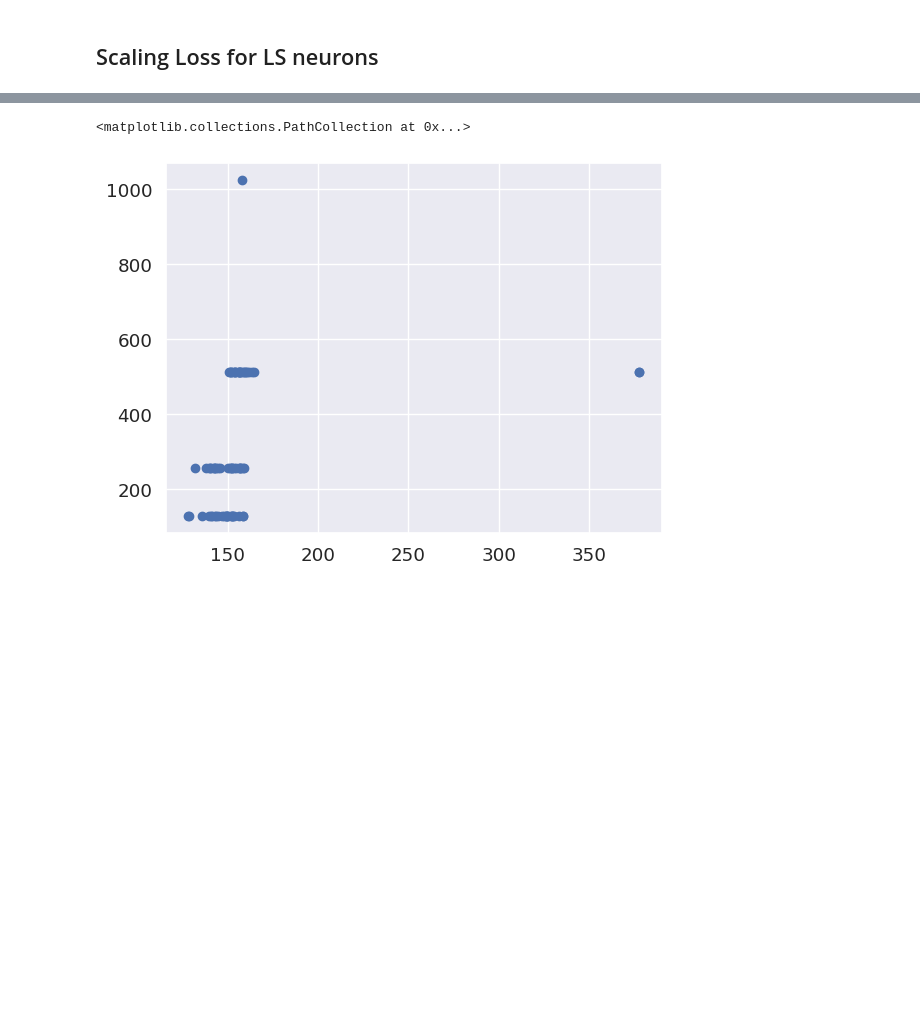
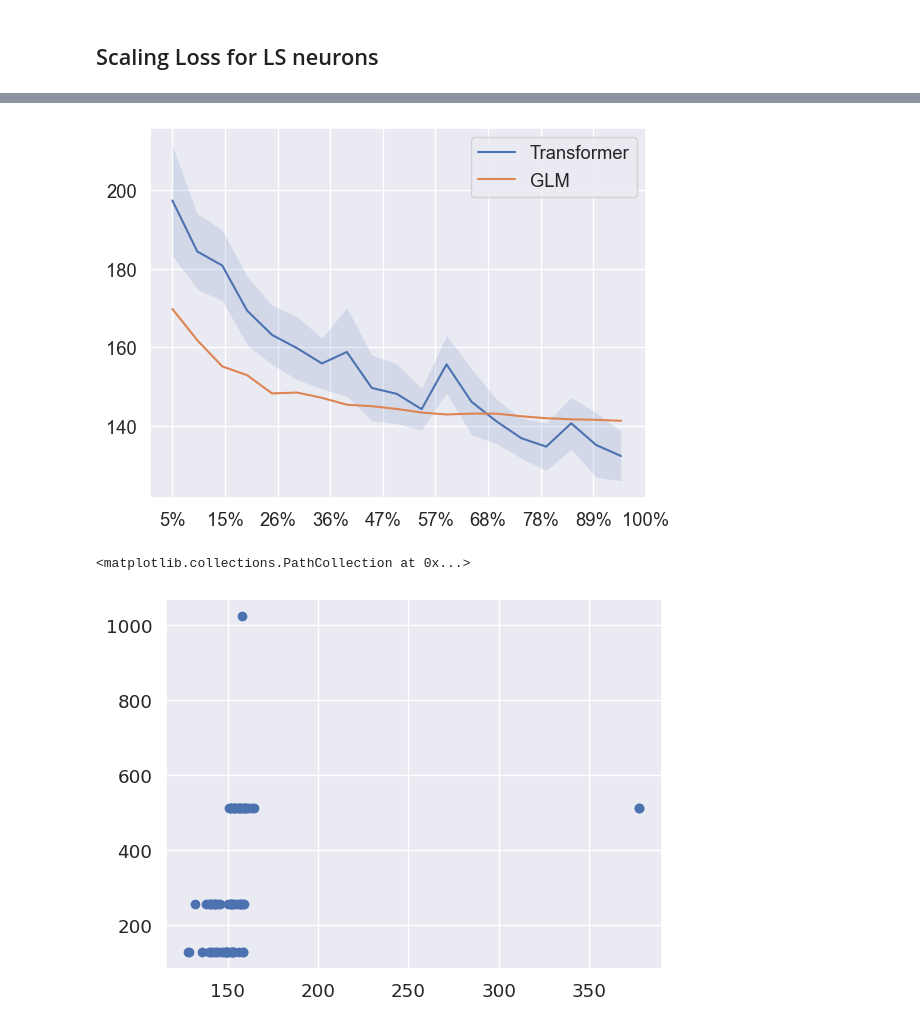
Before and after one commit to cngzlsh/approx_brain, a Jupyter notebook: EB095_stim.ipynb, the cells around one changed output, grey strips where cells are left out. Saved outputs shown, nothing was run; the diff lists cells and outputs as text; code cells hidden in the pictures; blank space fills up the shorter version.

```diff
--- a/EB095_stim.ipynb
+++ b/EB095_stim.ipynb
@@ -209,7 +213,7 @@ batch_size = 1024
 train_dataset = BNN_Dataset(X_train[train_idx, ...], Y_train_LS)
 train_dataloader_LS = DataLoader(train_dataset, batch_size=batch_size, drop_last=False, shuffle=True)
 test_dataset = BNN_Dataset(X_test, Y_test_LS)
-test_dataloader_LS = DataLoader(test_dataset, batch_size=len(test_dataset), drop_last=False, shuffle=True)
+test_dataloader_LS = DataLoader(test_dataset, batch_size=len(test_dataset), drop_last=False, shuffle=False)
 valid_dataset = BNN_Dataset(X_train[valid_idx, ...], Y_valid_LS)
 valid_dataloader_LS = DataLoader(valid_dataset, batch_size=len(valid_dataset), drop_last=False, shuffle=False)
 del train_dataset, test_dataset, valid_dataset
@@ -1107,7 +1106,7 @@ plt.bar(np.arange(8), LS_corrs, color='red')
 # | 112       | -111.2    | 139.1     | 926.3     | 4.458     | 9.03      |
 
 
-d_model = 445
+d_model = 444
 num_heads = 6
 hidden_dim = 389
 n_layers = 4
@@ -1117,19 +1116,21 @@ if d_model % 2 != 0:
     d_model += num_heads
 
 import random
-from models import TransformerOneStep as TransformerDNN
-from train import train_transformer, eval_transformer
 
 from tqdm import tqdm
 from sklearn.linear_model import TweedieRegressor
 from loguru import logger
 
 proportion_of_data = [0.05 * i for i in np.arange(20,1,-1)]
-proportion_of_data_mean_losses = []
-proportion_of_data_std_losses = []
 output_dim = len(LS_neuron_idx)
+proportion_of_data_mean_losses_reps = []
+n_repeats = 20
+np.random.seed(123)
+torch.manual_seed(123)
 
-for i, proportion in enumerate(proportion_of_data):
+for rep in range(n_repeats):
+    proportion_of_data_mean_losses = []
+    for i, proportion in enumerate(proportion_of_data):
         means = []
         print(proportion)
         rnd_idx = random.sample([i for i in range(len(train_idx))], int(proportion * len(train_idx)))
@@ -1206,8 +1207,7 @@ for i, proportion in enumerate(proportion_of_data):
                 _glm_LS_losses[random_mse_idx].sum() / len(random_mse_idx)/output_dim,
                 _glm_LS_losses[non_stim_mse_idx].sum() / len(non_stim_mse_idx)/output_dim])
         proportion_of_data_mean_losses.append(np.mean(np.array(means), axis=0))
-        proportion_of_data_std_losses.append(np.std(np.array(means), axis=0))
 
-        logger.info(f'Proportion {proportion}, transformer {proportion_of_data_mean_losses[-1][0]}, std {proportion_of_data_std_losses[-1][0]}, glm {proportion_of_data_mean_losses[-1][5]} std {proportion_of_data_std_losses[-1][5]}')
+    proportion_of_data_mean_losses_reps.append(proportion_of_data_mean_losses)
 # %% [output]
 1.0
@@ -1249,3 +1246,13 @@ plt.scatter(LS_param_counts[:,0], LS_param_counts[:,1])
+# %%
+plt.plot([np.mean([x[i][4] for x in proportion_of_data_mean_losses_reps]) for i in range(19)][::-1], label='Transformer')
+plt.fill_between(np.arange(19), np.array([np.mean([x[i][4] for x in proportion_of_data_mean_losses_reps]) for i in range(19)][::-1]) - np.array([np.std([x[i][4] for x in proportion_of_data_mean_losses_reps]) for i in range(19)][::-1]),
+                 np.array([np.mean([x[i][4] for x in proportion_of_data_mean_losses_reps]) for i in range(19)][::-1]) + np.array([np.std([x[i][4] for x in proportion_of_data_mean_losses_reps]) for i in range(19)][::-1]), alpha=0.15)
+plt.plot([np.mean([x[i][9] for x in proportion_of_data_mean_losses_reps]) for i in range(19)][::-1], label='GLM')
+plt.legend()
+plt.xticks(np.linspace(0, 19, 10), [str(int(i*100))+'%' for i in np.linspace(0.05,1,10)])
+plt.show()
+# %% [output]
+[figure, added]
 # %%
 plt.scatter(LS_param_counts[:,0], LS_param_counts[:,2])
 # %% [output]
```
Also changed, not shown: parts of 42 cells of this notebook, 4 other files.
